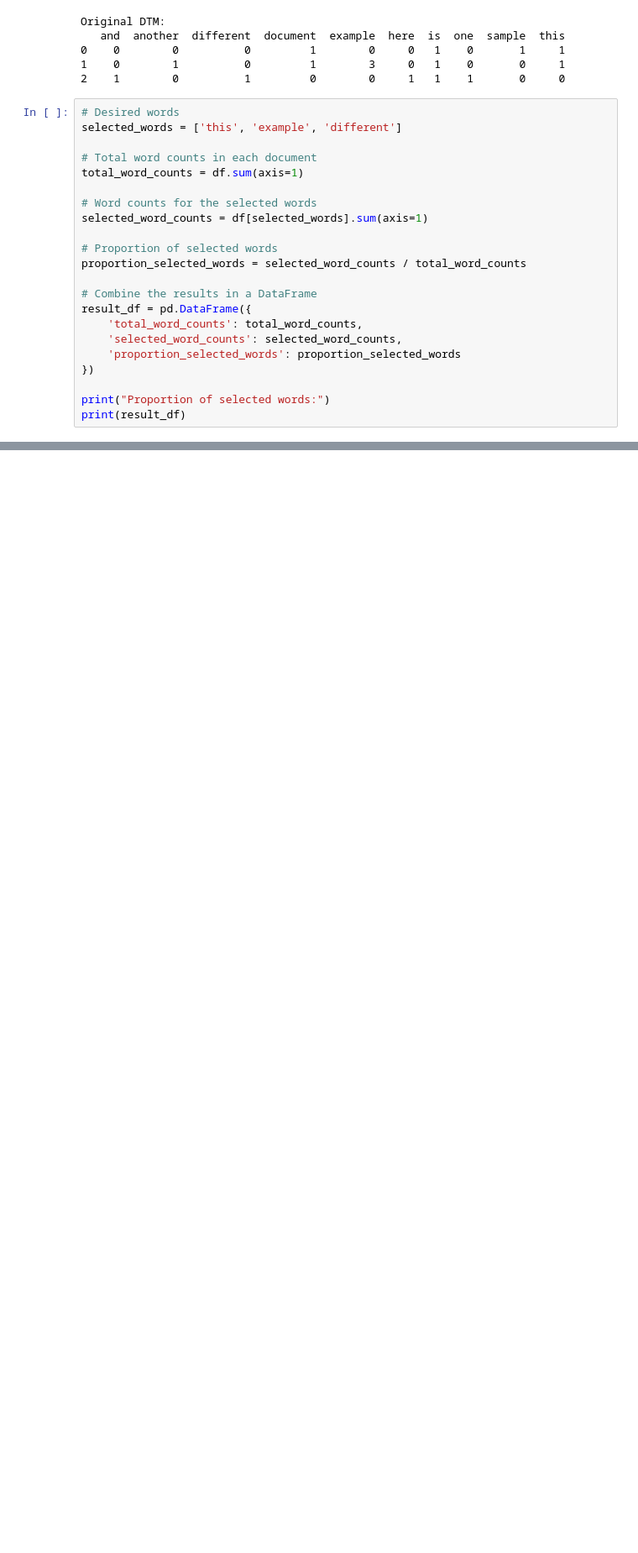
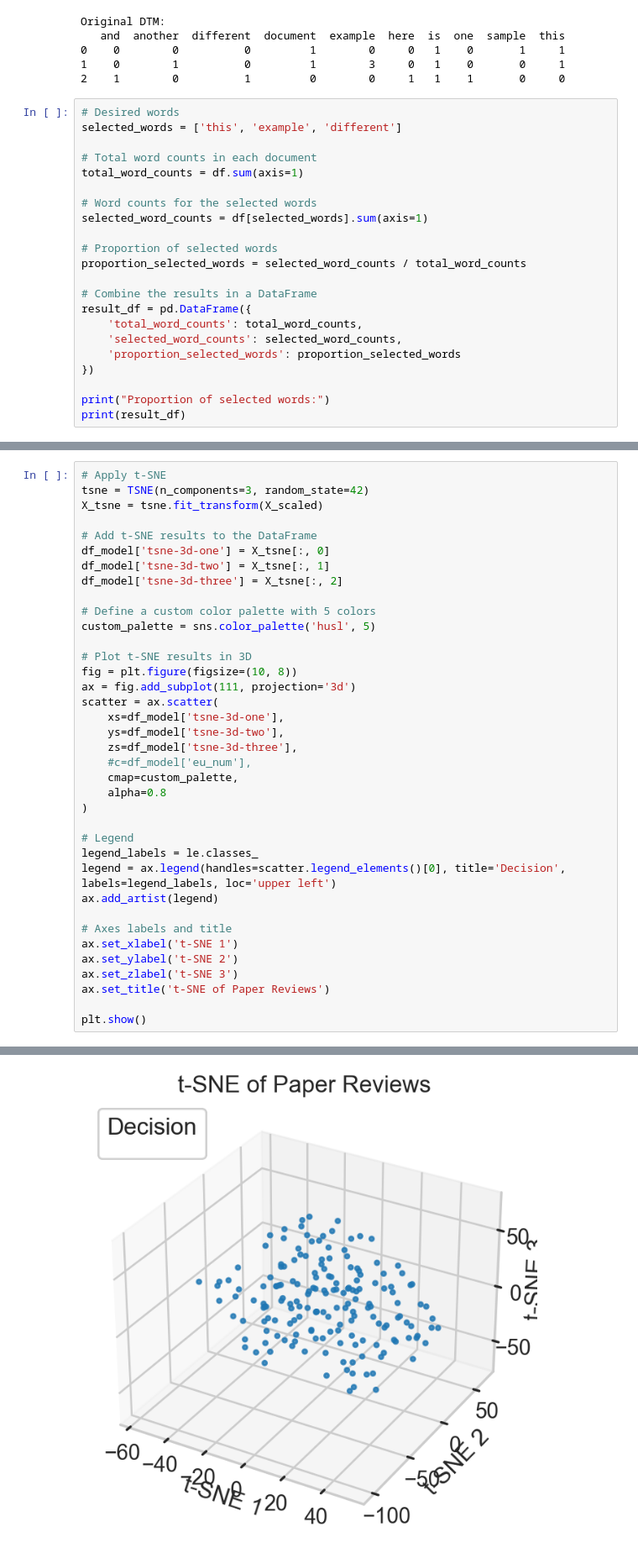
Before and after one commit to raymondEDS/data_science_class, a Jupyter notebook: Class_8/Lab 8 - NDC Data.ipynb, the cells around one changed output, grey strips where cells are left out. Shown at 84% size. Saved outputs shown, nothing was run; the diff lists cells and outputs as text; blank space fills up the shorter version.

```diff
--- a/Class_8/Lab 8 - NDC Data.ipynb
+++ b/Class_8/Lab 8 - NDC Data.ipynb
@@ -304,0 +423,38 @@ print(result_df)
+# %%
+# Apply t-SNE
+tsne = TSNE(n_components=3, random_state=42)
+X_tsne = tsne.fit_transform(X_scaled)
+
+# Add t-SNE results to the DataFrame
+df_model['tsne-3d-one'] = X_tsne[:, 0]
+df_model['tsne-3d-two'] = X_tsne[:, 1]
+df_model['tsne-3d-three'] = X_tsne[:, 2]
+
+# Define a custom color palette with 5 colors
+custom_palette = sns.color_palette('husl', 5)
+
+# Plot t-SNE results in 3D
+fig = plt.figure(figsize=(10, 8))
+ax = fig.add_subplot(111, projection='3d')
+scatter = ax.scatter(
+    xs=df_model['tsne-3d-one'],
+    ys=df_model['tsne-3d-two'],
+    zs=df_model['tsne-3d-three'],
+    #c=df_model['eu_num'],
+    cmap=custom_palette,
+    alpha=0.8
+)
+
+# Legend
+legend_labels = le.classes_
+legend = ax.legend(handles=scatter.legend_elements()[0], title='Decision', labels=legend_labels, loc='upper left')
+ax.add_artist(legend)
+
+# Axes labels and title
+ax.set_xlabel('t-SNE 1')
+ax.set_ylabel('t-SNE 2')
+ax.set_zlabel('t-SNE 3')
+ax.set_title('t-SNE of Paper Reviews')
+
+plt.show()
+# %% [output]
@@ -304,0 +462 @@ print(result_df)
+[figure, added]
```
Also changed, not shown: parts of 12 cells of this notebook, 4 other files.
